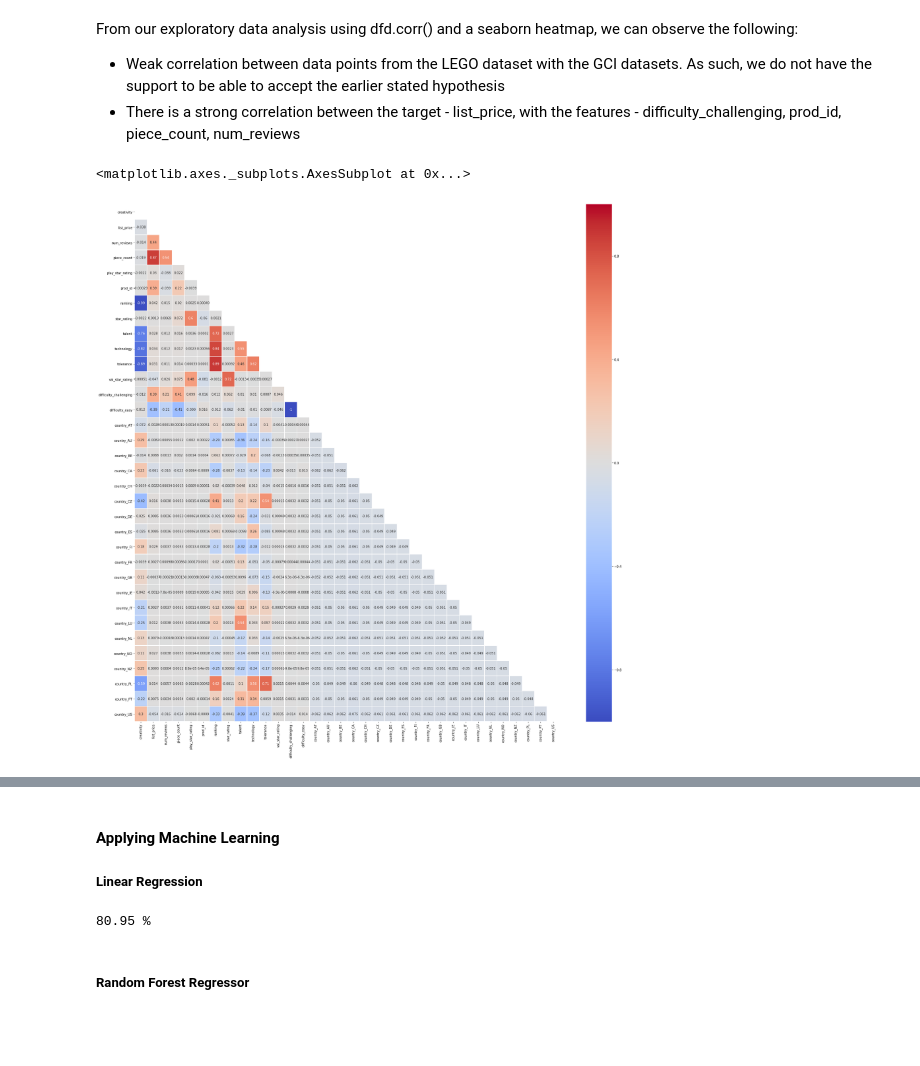
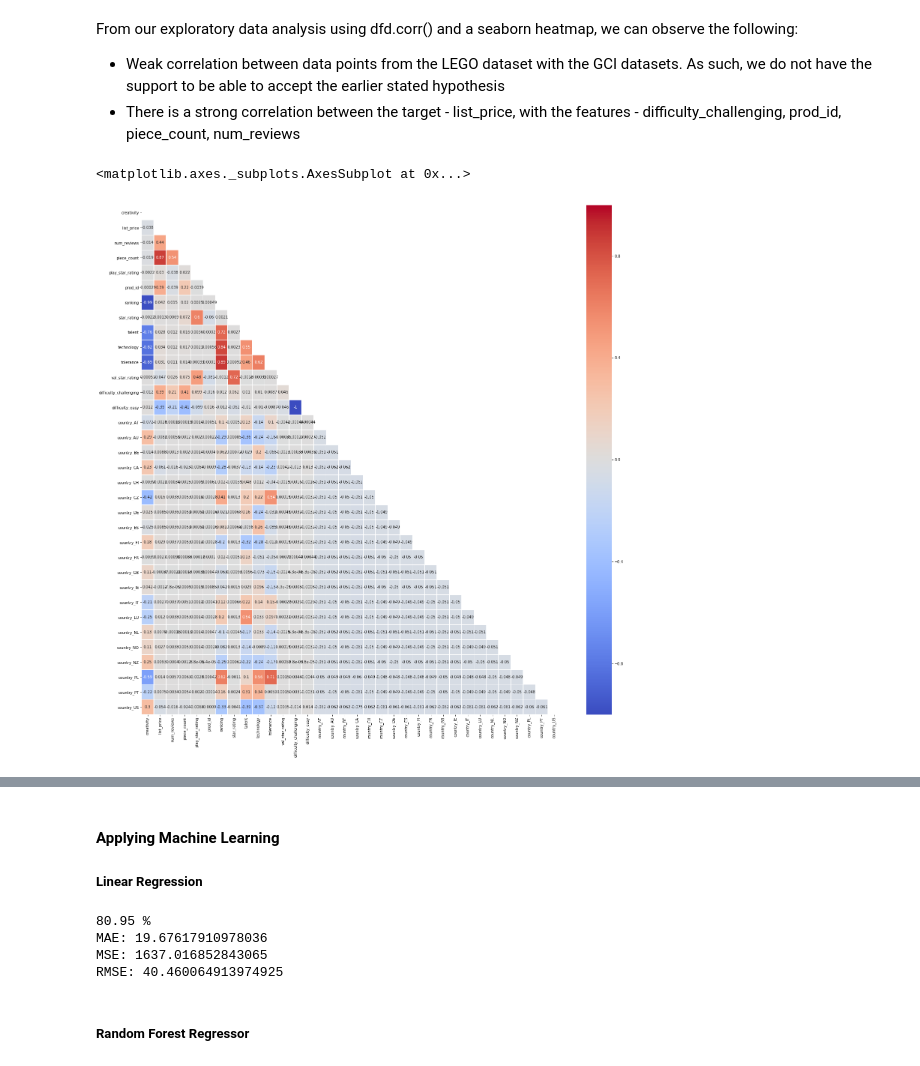
Before and after one commit to rscp1983/ga_dat_09, a Jupyter notebook: Final_Project/Project_4_Ryan_Peralta.ipynb, the cells around one changed output, grey strips where cells are left out. Saved outputs shown, nothing was run; the diff lists cells and outputs as text; code cells hidden in the pictures; blank space fills up the shorter version.

```diff
--- a/Final_Project/Project_4_Ryan_Peralta.ipynb
+++ b/Final_Project/Project_4_Ryan_Peralta.ipynb
@@ -305,13 +306,13 @@ From our exploratory data analysis using dfd.corr() and a seaborn heatmap, we ca
 - Weak correlation between data points from the LEGO dataset with the GCI datasets. As such, we do not have the support to be able to accept the earlier stated hypothesis
 - There is a strong correlation between the target - list_price, with the features - difficulty_challenging, prod_id, piece_count, num_reviews
 # %%
-f,ax=plt.subplots(figsize=(30,30))
+f,ax=plt.subplots(figsize=(25,25))
 mask = np.zeros_like(dfd.corr(), dtype=np.bool)
 mask[np.triu_indices_from(mask)] = True
 sns.heatmap(dfd.corr(), mask=mask, cmap = 'coolwarm', annot=True, ax=ax, linewidth=.5)
 # %% [output]
 <matplotlib.axes._subplots.AxesSubplot at 0x...>
-[figure, old version]
+[figure, new version]
 # %% [markdown]
 ## Building the Machine Learning Models
 #### Creating the training and testing sets
@@ -338,8 +341,14 @@ y_pred_lr = linreg.predict(X_test)
 
 acc_lr = round(linreg.score(X_train,y_train) * 100, 2)
 print(round(acc_lr,2,), "%")
+print('MAE:', metrics.mean_absolute_error(y_test,y_pred_lr))
+print('MSE:', metrics.mean_squared_error(y_test,y_pred_lr))
+print('RMSE:', np.sqrt(metrics.mean_squared_error(y_test,y_pred_lr)))
 # %% [output]
 80.95 %
+MAE: 19.67617910978036
+MSE: 1637.016852843065
+RMSE: 40.460064913974925
 # %% [markdown]
 ##### Random Forest Regressor
 # %%
```
Also changed, not shown: parts of 10 cells of this notebook, 4 other files.
